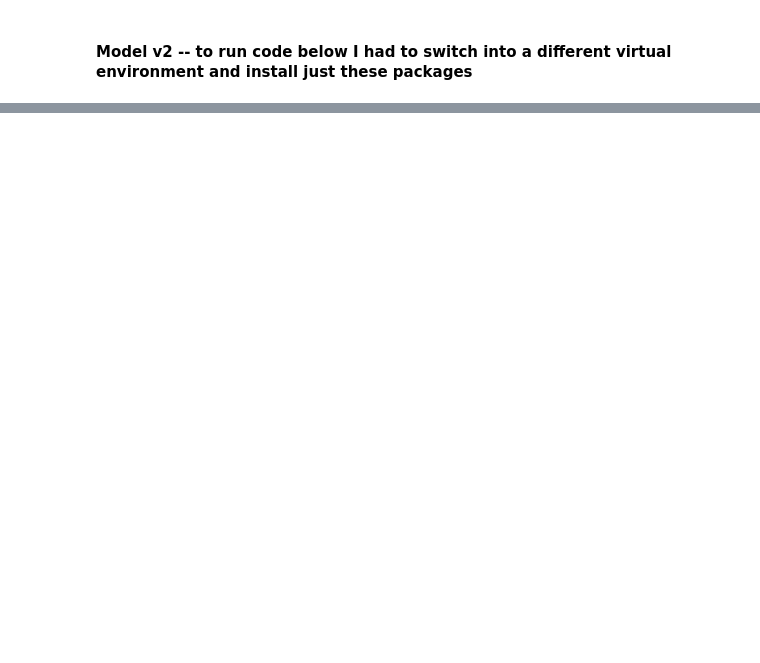
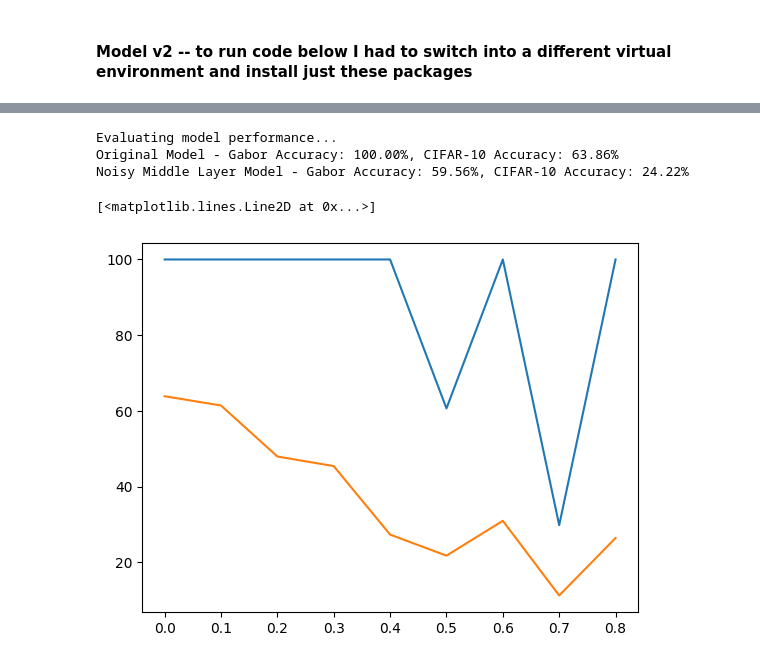
Before and after one commit to sherafatia/v1dd-public, a Jupyter notebook: notebooks/modeling.ipynb, the cells around one changed output, grey strips where cells are left out. Drawn from its saved outputs; the diff is of its cells as text; code cells hidden in the pictures; blank space fills up the shorter version.

```diff
--- a/notebooks/modeling.ipynb
+++ b/notebooks/modeling.ipynb
@@ -372,0 +157,33 @@ plt.plot(losses)
+# %%
+print("Evaluating model performance...")
+gabor_acc = modeling.evaluate_gabor_accuracy(model, gabor_test_loader)
+cifar_acc = modeling.evaluate_cifar_accuracy(model, cifar_test_loader)
+
+print(f'Original Model - Gabor Accuracy: {gabor_acc:.2f}%, CIFAR-10 Accuracy: {cifar_acc:.2f}%')
+
+noisy_middle_model = copy.deepcopy(model)
+noisy_middle_model = modeling.add_noise_to_middle_layer(noisy_middle_model, noise_level=0.8)
+grating_acc, cifar_acc = modeling.evaluate_gabor_accuracy(noisy_middle_model, gabor_test_loader), modeling.evaluate_cifar_accuracy(noisy_middle_model, cifar_test_loader)
+
+print(f'Noisy Middle Layer Model - Gabor Accuracy: {grating_acc:.2f}%, CIFAR-10 Accuracy: {cifar_acc:.2f}%')
+# %% [output]
+Evaluating model performance...
+Original Model - Gabor Accuracy: 100.00%, CIFAR-10 Accuracy: 63.86%
+Noisy Middle Layer Model - Gabor Accuracy: 59.56%, CIFAR-10 Accuracy: 24.22%
+# %%
+noise_levels = [0, 0.1, 0.2, 0.3, 0.4, 0.5, 0.6, 0.7, 0.8]
+grating_accuracies = []
+cifar_accuracies = []
+for noises in noise_levels:
+    noisy_first_model = copy.deepcopy(model)
+    noisy_first_model = modeling.add_noise_to_first_layer(noisy_first_model, noise_level=noises)
+    grating_acc, cifar_acc = modeling.evaluate_gabor_accuracy(noisy_first_model, gabor_test_loader), modeling.evaluate_cifar_accuracy(noisy_first_model, cifar_test_loader)
+
+    grating_accuracies.append(grating_acc)
+    cifar_accuracies.append(cifar_acc)
+# %%
+plt.plot(noise_levels, grating_accuracies, label='Gabor Accuracy')
+plt.plot(noise_levels, cifar_accuracies, label='CIFAR-10 Accuracy')
+# %% [output]
+[<matplotlib.lines.Line2D at 0x...>]
+[figure, added]
```
Also changed, not shown: parts of 26 cells of this notebook, 1 other file.
